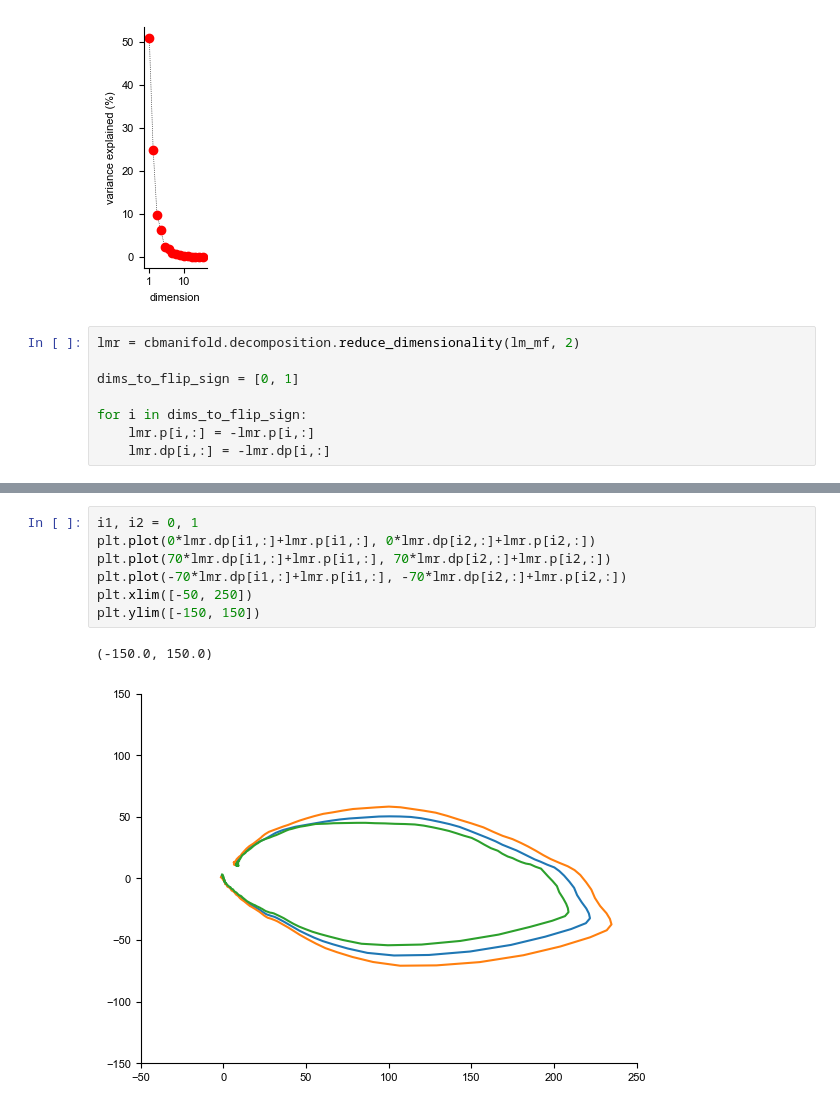
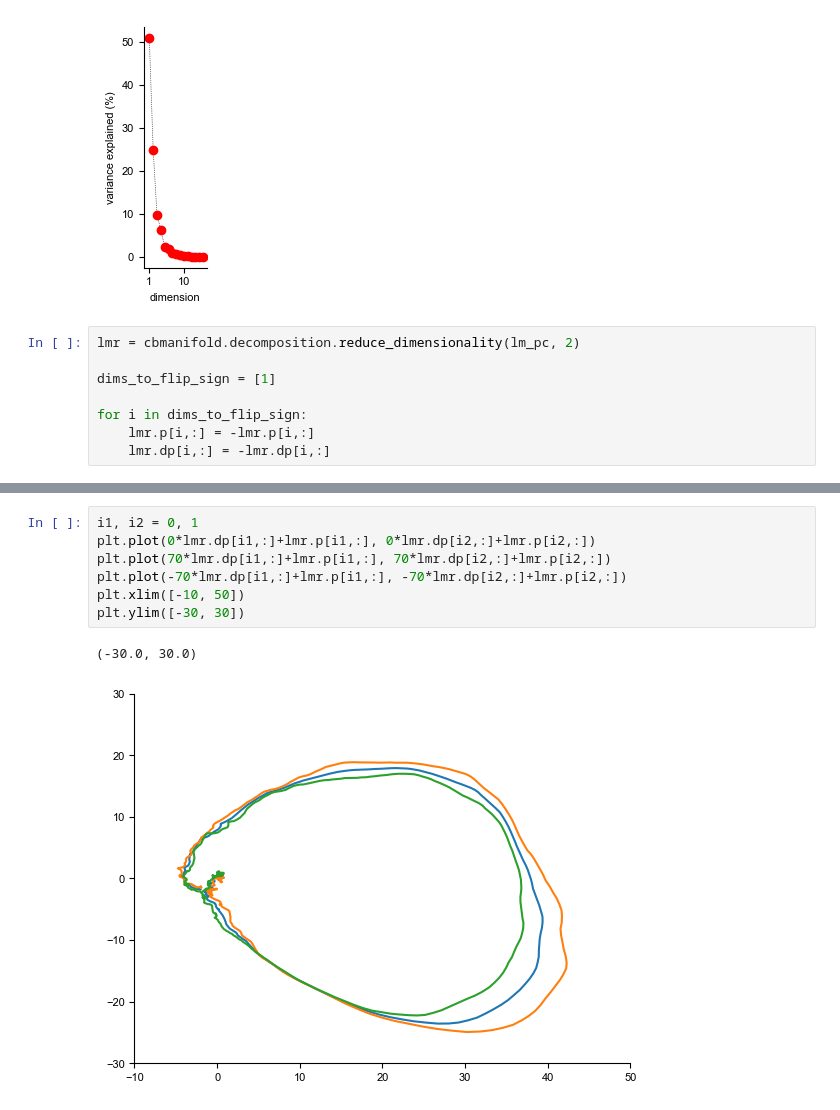
Before and after one commit to julianasdd/cbmanifold, a Jupyter notebook: notebooks/Manifold_analysis_example.ipynb, the cells around one changed output, grey strips where cells are left out. Cells and saved outputs as stored; diff of their text form.

```diff
--- a/notebooks/Manifold_analysis_example.ipynb
+++ b/notebooks/Manifold_analysis_example.ipynb
@@ -82,9 +79,9 @@ Dimensions: 5, Variance explained: 94.64670779103892
 Dimensions to be reduced: 4
 [figure]
 # %%
-lmr = cbmanifold.decomposition.reduce_dimensionality(lm_mf, 2)
+lmr = cbmanifold.decomposition.reduce_dimensionality(lm_pc, 2)
 
-dims_to_flip_sign = [0, 1]
+dims_to_flip_sign = [1]
 
 for i in dims_to_flip_sign:
     lmr.p[i,:] = -lmr.p[i,:]
@@ -100,10 +97,10 @@ plt.plot(-70*lmr.dp[i,:]+lmr.p[i,:])
 # %%
 i1, i2 = 0, 1
 plt.plot(0*lmr.dp[i1,:]+lmr.p[i1,:], 0*lmr.dp[i2,:]+lmr.p[i2,:])
 plt.plot(70*lmr.dp[i1,:]+lmr.p[i1,:], 70*lmr.dp[i2,:]+lmr.p[i2,:])
 plt.plot(-70*lmr.dp[i1,:]+lmr.p[i1,:], -70*lmr.dp[i2,:]+lmr.p[i2,:])
-plt.xlim([-50, 250])
-plt.ylim([-150, 150])
+plt.xlim([-10, 50])
+plt.ylim([-30, 30])
 # %% [output]
-(-150.0, 150.0)
+(-30.0, 30.0)
-[figure, old version]
+[figure, new version]
```
Also changed, not shown: parts of 3 cells of this notebook, 2 other files.
